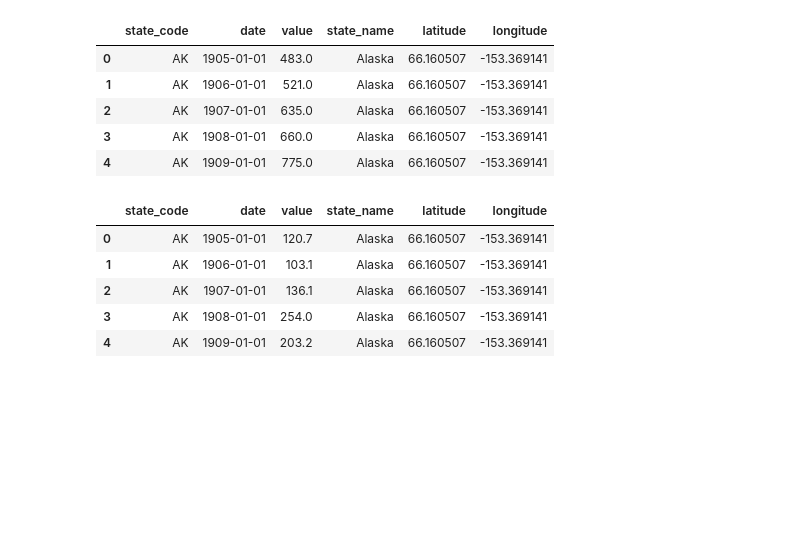
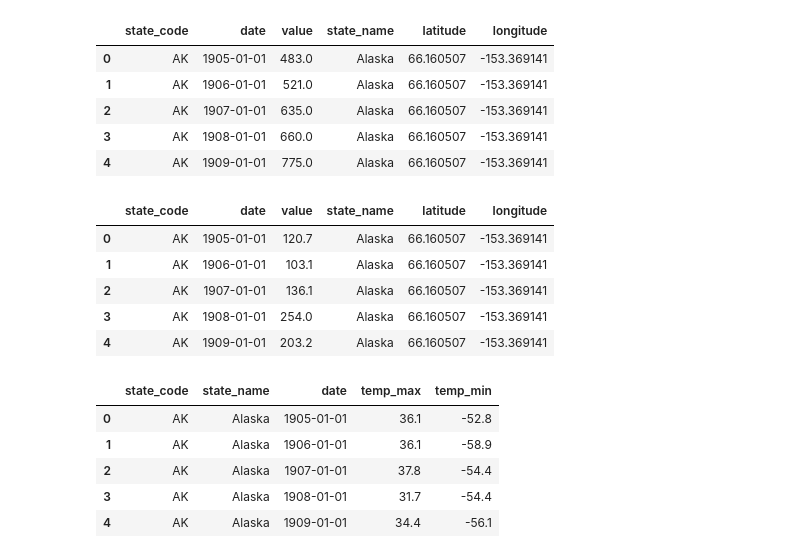
Before and after one commit to sanilveeravu/capstone_climate_project, a Jupyter notebook: database/database_sqlite.ipynb, the cells around one changed output. Drawn from its saved outputs; the diff is of its cells as text; code cells hidden in the pictures; blank space fills up the shorter version.

```diff
--- a/database/database_sqlite.ipynb
+++ b/database/database_sqlite.ipynb
@@ -183,3 +182,20 @@ prcp_final.head()
 | 2 | AK | 1907-01-01 | 136.1 | Alaska | 66.160507 | -153.369141 |
 | 3 | AK | 1908-01-01 | 254.0 | Alaska | 66.160507 | -153.369141 |
 | 4 | AK | 1909-01-01 | 203.2 | Alaska | 66.160507 | -153.369141 |
+# %%
+conn = engine.connect()
+query = """
+        SELECT
+             tmax.state_code,tmax.state_name,tmax.date,tmax.value temp_max,tmin.value temp_min
+        fROM
+            tmax tmax inner join tmin tmin on (tmax.state_code=tmin.state_code and tmax.date=tmin.date) ;
+        """
+climate_data_df = pd.read_sql(query, conn)
+climate_data_df.head()
+# %% [output]
+|  | state_code | state_name | date | temp_max | temp_min |
+| 0 | AK | Alaska | 1905-01-01 | 36.1 | -52.8 |
+| 1 | AK | Alaska | 1906-01-01 | 36.1 | -58.9 |
+| 2 | AK | Alaska | 1907-01-01 | 37.8 | -54.4 |
+| 3 | AK | Alaska | 1908-01-01 | 31.7 | -54.4 |
+| 4 | AK | Alaska | 1909-01-01 | 34.4 | -56.1 |
```
Also changed, not shown: parts of 18 cells of this notebook, 1 other file.
